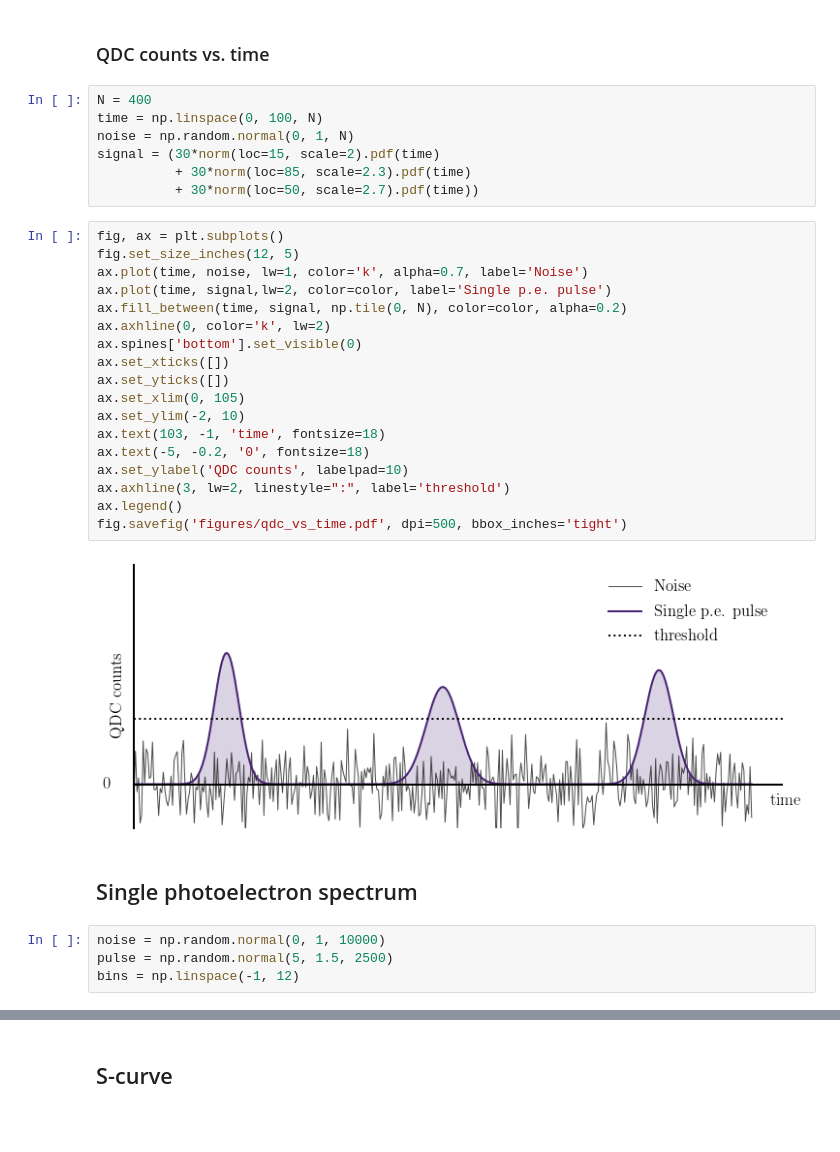
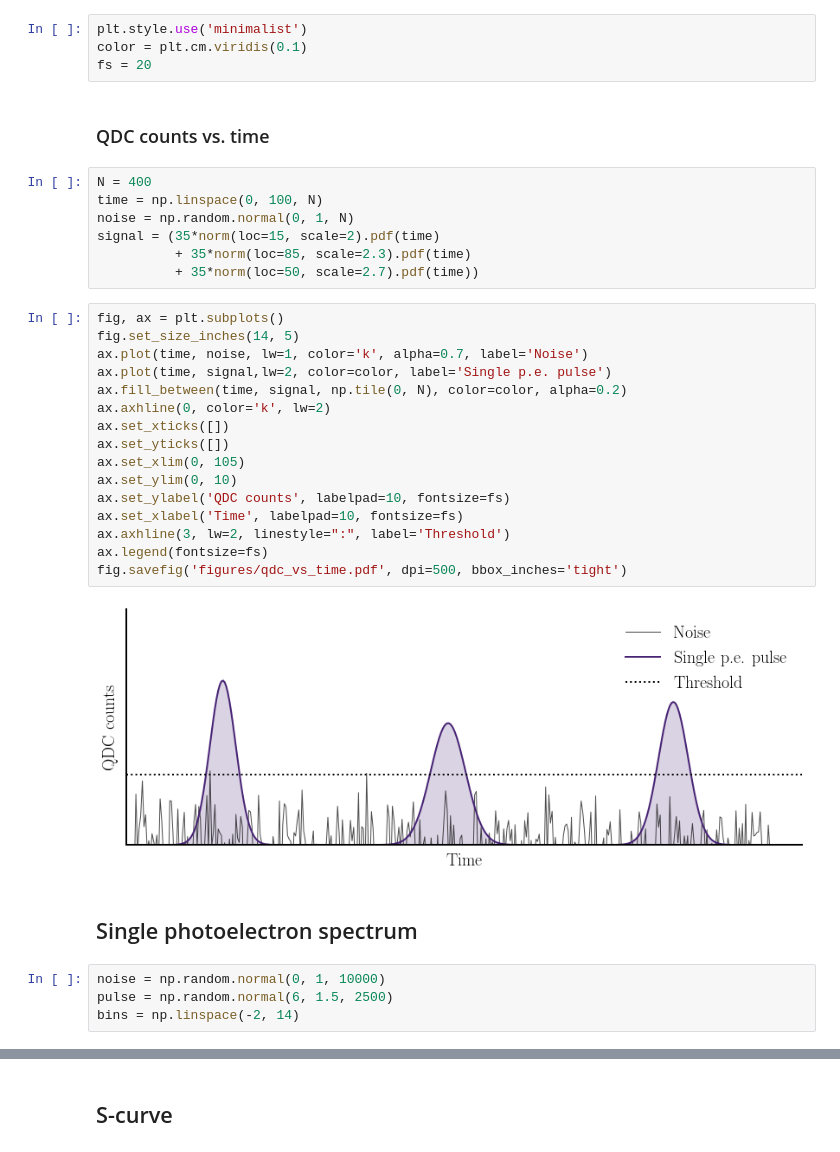
Before and after one commit to cescalara/pmt_gain_comparison, a Jupyter notebook: explain_scurve.ipynb, the cells around one changed output, grey strips where cells are left out. Drawn from its saved outputs; the diff is of its cells as text; blank space fills up the shorter version.

Commit message:
Make some plots to explain S-curves and gain measurements

```diff
--- a/explain_scurve.ipynb
+++ b/explain_scurve.ipynb
@@ -12,38 +9,40 @@ color = plt.cm.viridis(0.1)
+# %%
+plt.style.use('minimalist')
+color = plt.cm.viridis(0.1)
+fs = 20
 # %% [markdown]
 ### QDC counts vs. time
 # %%
 N = 400
 time = np.linspace(0, 100, N)
 noise = np.random.normal(0, 1, N)
-signal = (30*norm(loc=15, scale=2).pdf(time)
-          + 30*norm(loc=85, scale=2.3).pdf(time)
-          + 30*norm(loc=50, scale=2.7).pdf(time))
+signal = (35*norm(loc=15, scale=2).pdf(time)
+          + 35*norm(loc=85, scale=2.3).pdf(time)
+          + 35*norm(loc=50, scale=2.7).pdf(time))
 # %%
 fig, ax = plt.subplots()
-fig.set_size_inches(12, 5)
+fig.set_size_inches(14, 5)
 ax.plot(time, noise, lw=1, color='k', alpha=0.7, label='Noise')
 ax.plot(time, signal,lw=2, color=color, label='Single p.e. pulse')
 ax.fill_between(time, signal, np.tile(0, N), color=color, alpha=0.2)
 ax.axhline(0, color='k', lw=2)
-ax.spines['bottom'].set_visible(0)
 ax.set_xticks([])
 ax.set_yticks([])
 ax.set_xlim(0, 105)
-ax.set_ylim(-2, 10)
-ax.text(103, -1, 'time', fontsize=18)
-ax.text(-5, -0.2, '0', fontsize=18)
-ax.set_ylabel('QDC counts', labelpad=10)
-ax.axhline(3, lw=2, linestyle=":", label='threshold')
-ax.legend()
+ax.set_ylim(0, 10)
+ax.set_ylabel('QDC counts', labelpad=10, fontsize=fs)
+ax.set_xlabel('Time', labelpad=10, fontsize=fs)
+ax.axhline(3, lw=2, linestyle=":", label='Threshold')
+ax.legend(fontsize=fs)
 fig.savefig('figures/qdc_vs_time.pdf', dpi=500, bbox_inches='tight')
 # %% [output]
-[figure, old version]
+[figure, new version]
 # %% [markdown]
 ## Single photoelectron spectrum
 # %%
 noise = np.random.normal(0, 1, 10000)
-pulse = np.random.normal(5, 1.5, 2500)
-bins = np.linspace(-1, 12)
+pulse = np.random.normal(6, 1.5, 2500)
+bins = np.linspace(-2, 14)
 # %%
 fig, ax = plt.subplots()
 fig.set_size_inches(7, 5)
```
Also changed, not shown: parts of 13 cells of this notebook, 6 other files.
